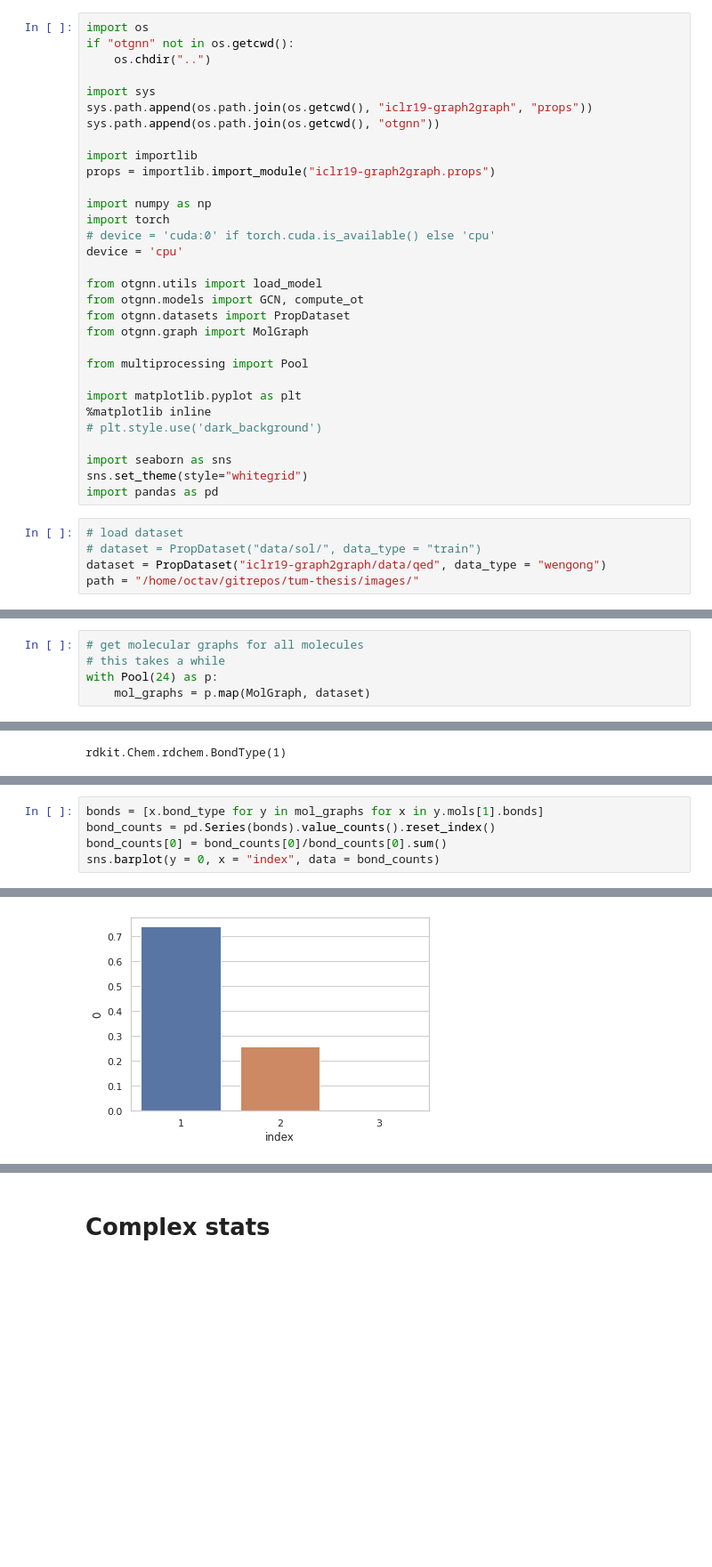
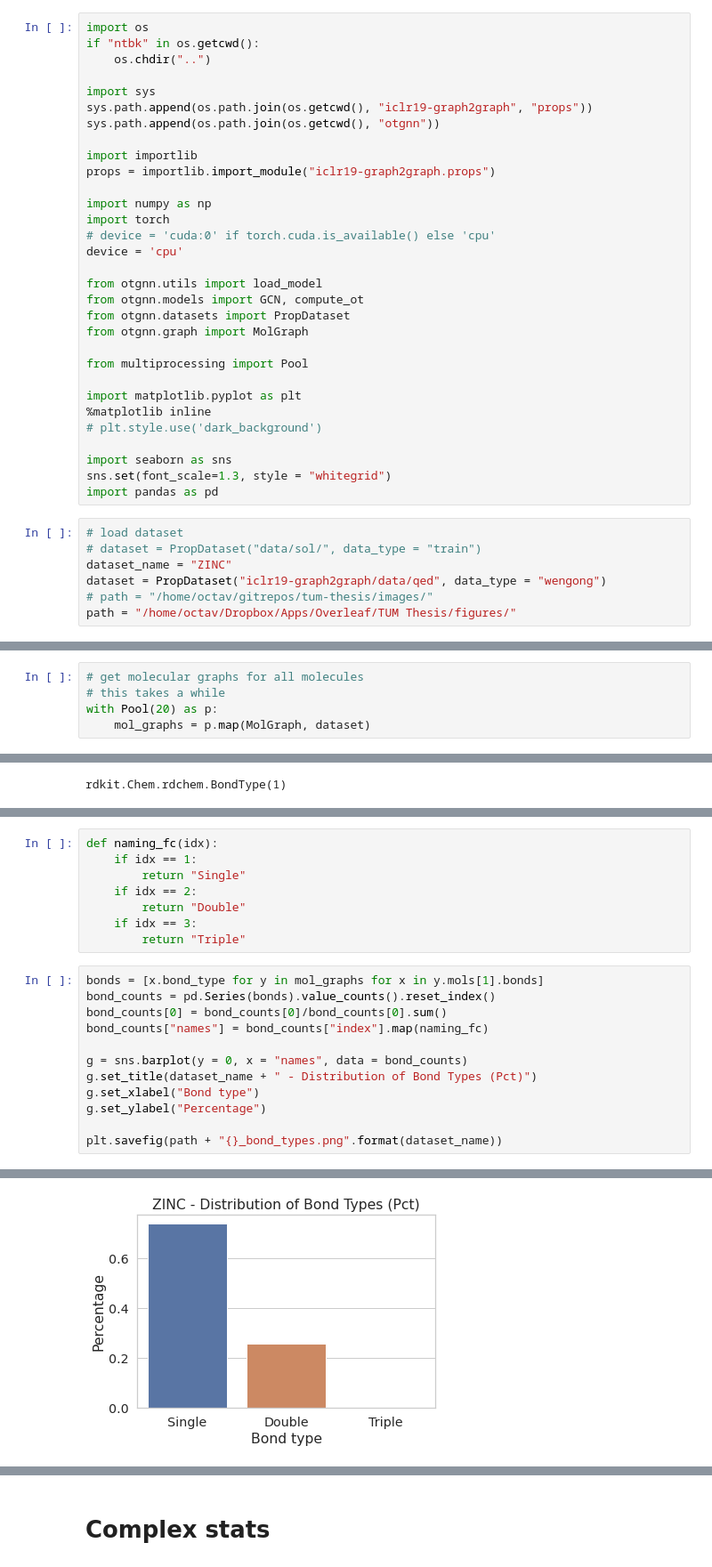
Before and after one commit to octavdragoi/tum-thesis, a Jupyter notebook: ntbk/dataset-analysis.ipynb, the cells around one changed output, grey strips where cells are left out. Shown at 89% size. Saved outputs shown, nothing was run; the diff lists cells and outputs as text; blank space fills up the shorter version.

```diff
--- a/ntbk/dataset-analysis.ipynb
+++ b/ntbk/dataset-analysis.ipynb
@@ -1,6 +1,6 @@
 # %%
 import os
-if "otgnn" not in os.getcwd():
+if "ntbk" in os.getcwd():
     os.chdir("..")
 
 import sys
@@ -27,19 +27,21 @@ import matplotlib.pyplot as plt
 # plt.style.use('dark_background')
 
 import seaborn as sns
-sns.set_theme(style="whitegrid")
+sns.set(font_scale=1.3, style = "whitegrid")
 import pandas as pd
 # %%
 # load dataset
 # dataset = PropDataset("data/sol/", data_type = "train")
+dataset_name = "ZINC"
 dataset = PropDataset("iclr19-graph2graph/data/qed", data_type = "wengong")
-path = "/home/octav/gitrepos/tum-thesis/images/"
+# path = "/home/octav/gitrepos/tum-thesis/images/"
+path = "/home/octav/Dropbox/Apps/Overleaf/TUM Thesis/figures/"
 # %% [output]
 iclr19-graph2graph/data/qed   wengong ; split= 0  num total=  88306  num pos= 0
 # %%
 # get molecular graphs for all molecules
 # this takes a while
-with Pool(24) as p:
+with Pool(20) as p:
     mol_graphs = p.map(MolGraph, dataset)
 # %%
 mol_graphs_lens = [(len(dp.mols[0].atoms), len(dp.mols[1].atoms)) for dp in mol_graphs]
@@ -105,6 +152,21 @@ g.hlines
+# %%
+def naming_fc(idx):
+    if idx == 1:
+        return "Single"
+    if idx == 2:
+        return "Double"
+    if idx == 3:
+        return "Triple"
 # %%
 bonds = [x.bond_type for y in mol_graphs for x in y.mols[1].bonds]
 bond_counts = pd.Series(bonds).value_counts().reset_index()
 bond_counts[0] = bond_counts[0]/bond_counts[0].sum()
-sns.barplot(y = 0, x = "index", data = bond_counts)
+bond_counts["names"] = bond_counts["index"].map(naming_fc)
+
+g = sns.barplot(y = 0, x = "names", data = bond_counts)
+g.set_title(dataset_name + " - Distribution of Bond Types (Pct)")
+g.set_xlabel("Bond type")
+g.set_ylabel("Percentage")
+
+plt.savefig(path + "{}_bond_types.png".format(dataset_name))
 # %% [output]
@@ -112,3 +173,3 @@ sns.barplot(y = 0, x = "index", data = bond_counts)
-[figure, old version]
+[figure, new version]
 # %%
 # euler error
```
Also changed, not shown: parts of 33 cells of this notebook, 11 other files.
